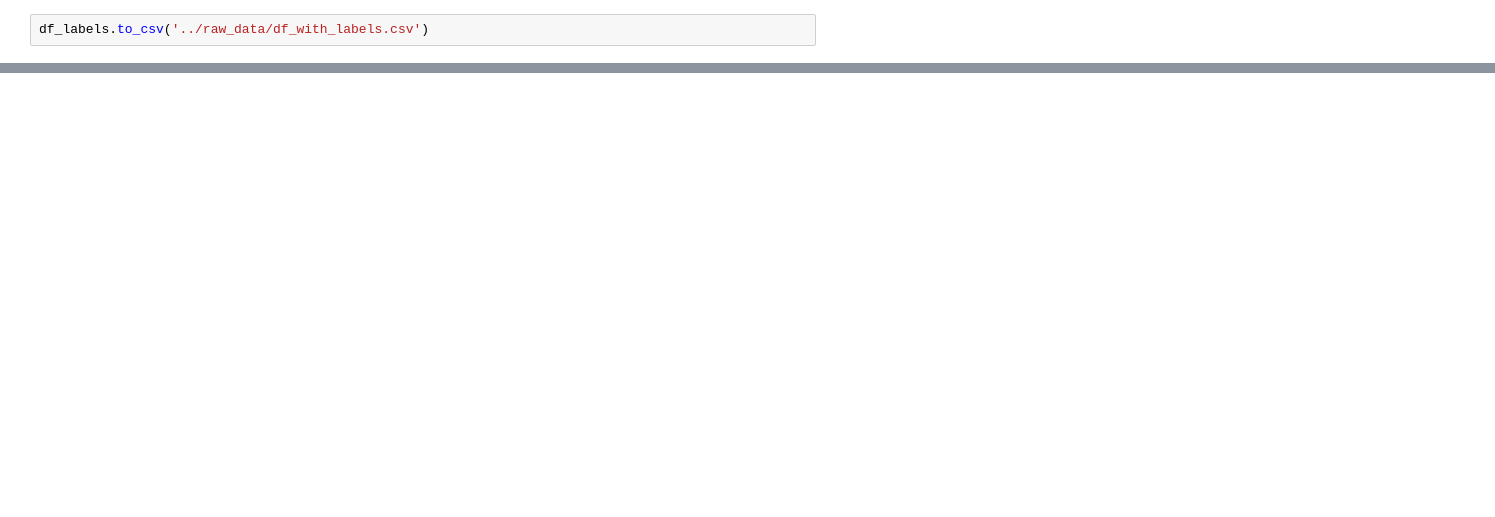
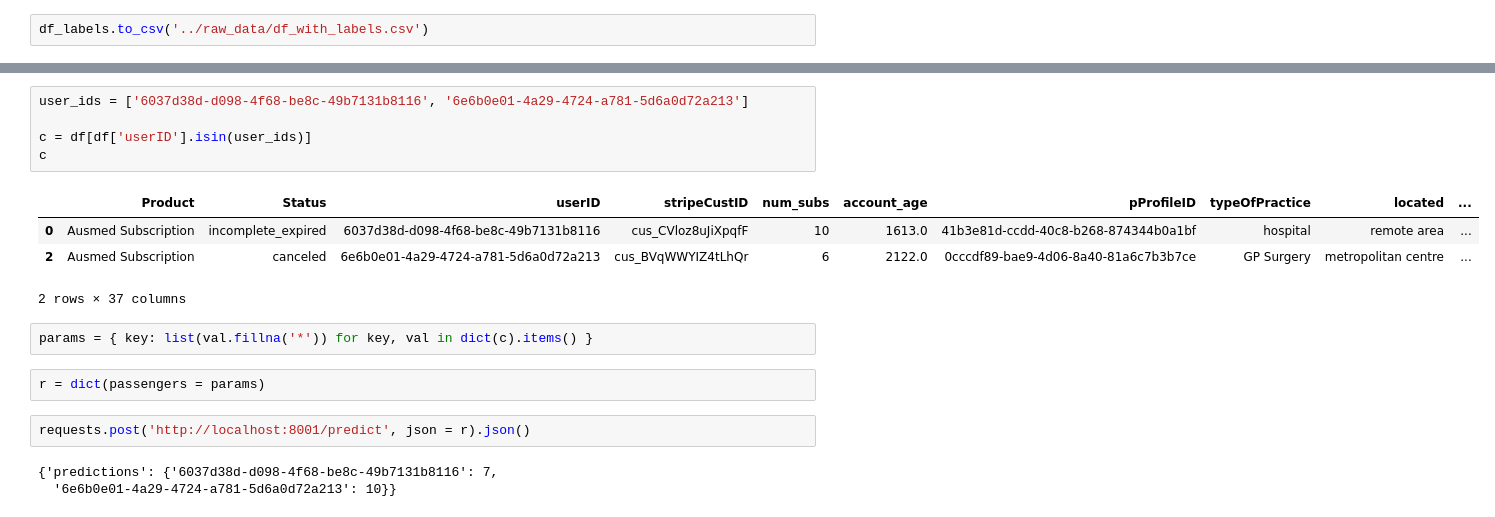
Before and after one commit to BenQuartermaine/customerclustering, a Jupyter notebook: notebooks/ben_eda_activation.ipynb, the cells around one changed output, grey strips where cells are left out. Saved outputs shown, nothing was run; the diff lists cells and outputs as text; blank space fills up the shorter version.

```diff
--- a/notebooks/ben_eda_activation.ipynb
+++ b/notebooks/ben_eda_activation.ipynb
@@ -305,0 +307,19 @@ Index(['Product', 'Status', 'userID', 'stripeCustID', 'num_subs',
+# %%
+user_ids = ['6037d38d-d098-4f68-be8c-49b7131b8116', '6e6b0e01-4a29-4724-a781-5d6a0d72a213']
+
+c = df[df['userID'].isin(user_ids)]
+c
+# %% [output]
+|  | Product | Status | userID | stripeCustID | num_subs | account_age | pProfileID | typeOfPractice | located | ... |
+| 0 | Ausmed Subscription | incomplete_expired | 6037d38d-d098-4f68-be8c-49b7131b8116 | cus_CVloz8uJiXpqfF | 10 | 1613.0 | 41b3e81d-ccdd-40c8-b268-874344b0a1bf | hospital | remote area | ... |
+| 2 | Ausmed Subscription | canceled | 6e6b0e01-4a29-4724-a781-5d6a0d72a213 | cus_BVqWWYIZ4tLhQr | 6 | 2122.0 | 0cccdf89-bae9-4d06-8a40-81a6c7b3b7ce | GP Surgery | metropolitan centre | ... |
+2 rows × 37 columns
+# %%
+params = { key: list(val.fillna('*')) for key, val in dict(c).items() }
+# %%
+r = dict(passengers = params)
+# %%
+requests.post('http://localhost:8001/predict', json = r).json()
+# %% [output]
+{'predictions': {'6037d38d-d098-4f68-be8c-49b7131b8116': 7,
+  '6e6b0e01-4a29-4724-a781-5d6a0d72a213': 10}}
```
Also changed, not shown: parts of 5 cells of this notebook, 1 other file.
